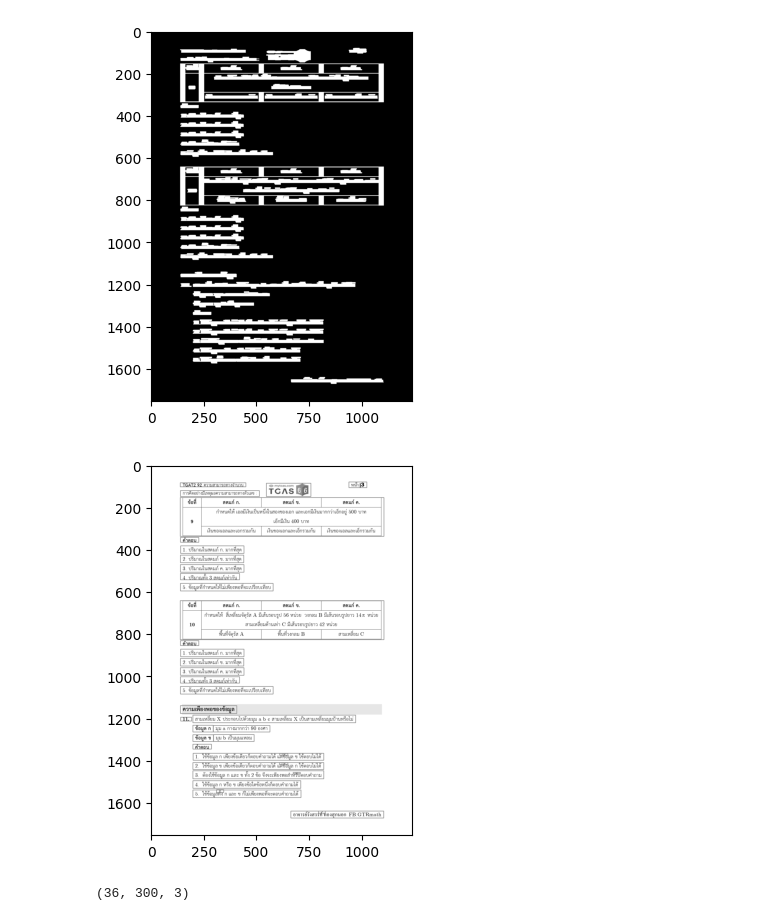
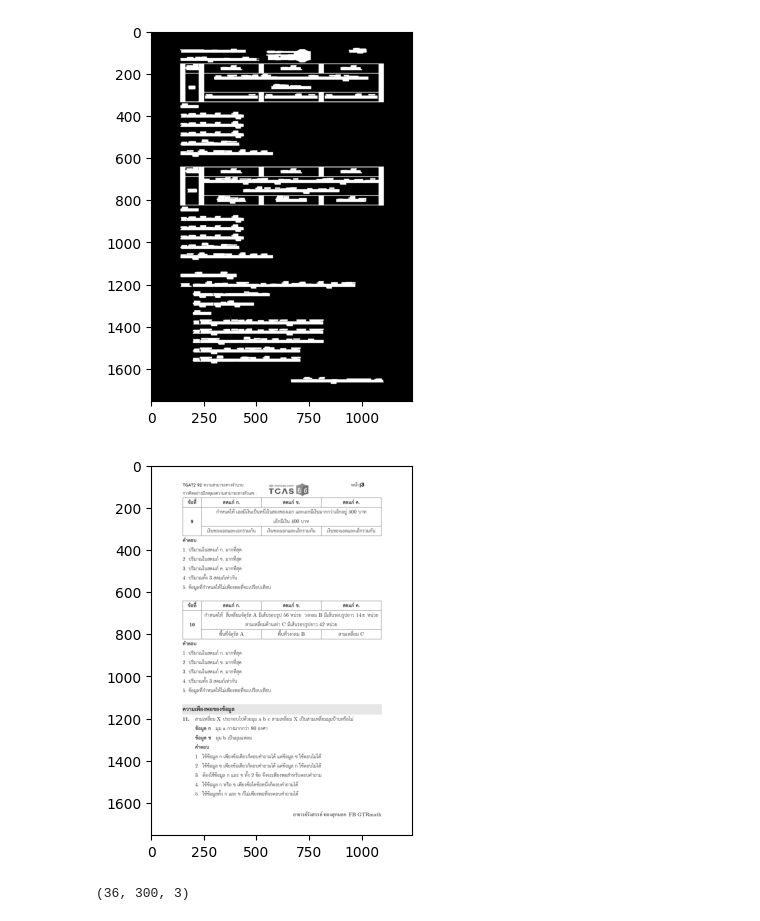
Before and after one commit to DSOECS/DS-OCR, a Jupyter notebook: charactor_segmentation.ipynb, the cells around one changed output. Saved outputs shown, nothing was run; the diff lists cells and outputs as text; code cells hidden in the pictures.

```diff
--- a/charactor_segmentation.ipynb
+++ b/charactor_segmentation.ipynb
@@ -41,24 +41,21 @@ sorted_contours_lines = sorted(contours, key = lambda ctr : cv2.boundingRect(ctr
 # %%
 cropped_images = []
 
 for ctr in sorted_contours_lines:
     x, y, w, h = cv2.boundingRect(ctr)
-
-    #วาดสี่เหลี่ยมรอบตัวอักษร โดยใช้สี (40, 100, 250) และความหนา 2 pixel
-    cv2.rectangle(img, (x, y), (x+w, y+h), (40, 100, 250), 2)
 
     #เอารูป Original มาตัด
     cropped_region = img[y:y+h, x:x+w]
     cropped_images.append(cropped_region)
 
 plt.imshow(cv2.cvtColor(img, cv2.COLOR_BGR2GRAY), cmap='gray')
 plt.show()
 cv2.imshow(f'Cropped Image {1}', cv2.cvtColor(cropped_images[13], cv2.COLOR_BGR2GRAY))
 print(cropped_images[13].shape)
 cv2.waitKey(0)
 cv2.destroyAllWindows()
 # %% [output]
-[figure, old version]
+[figure, new version]
 (36, 300, 3)
 # %%
 cropped_thresh = []
```
Also changed, not shown: parts of 5 cells of this notebook.
